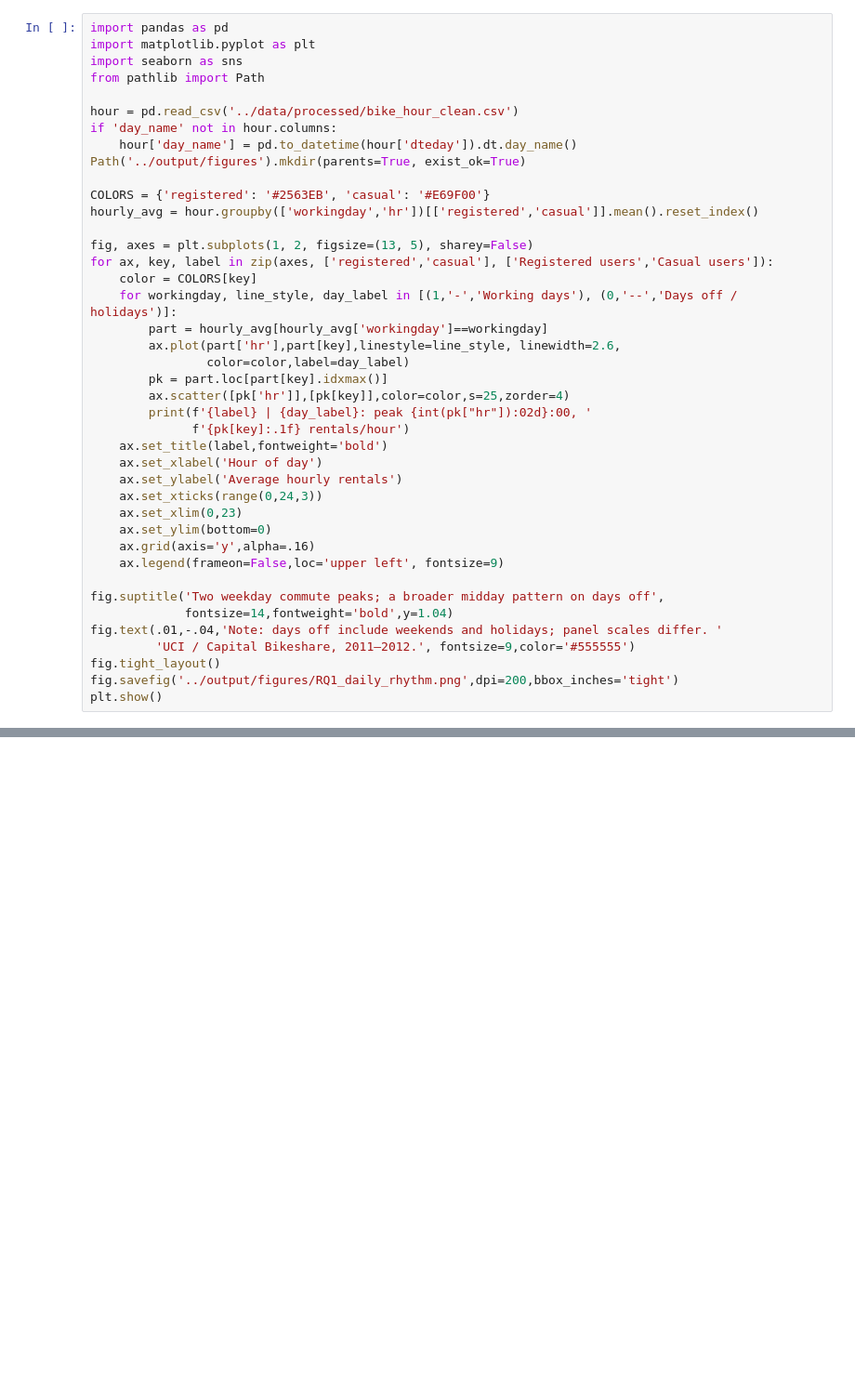
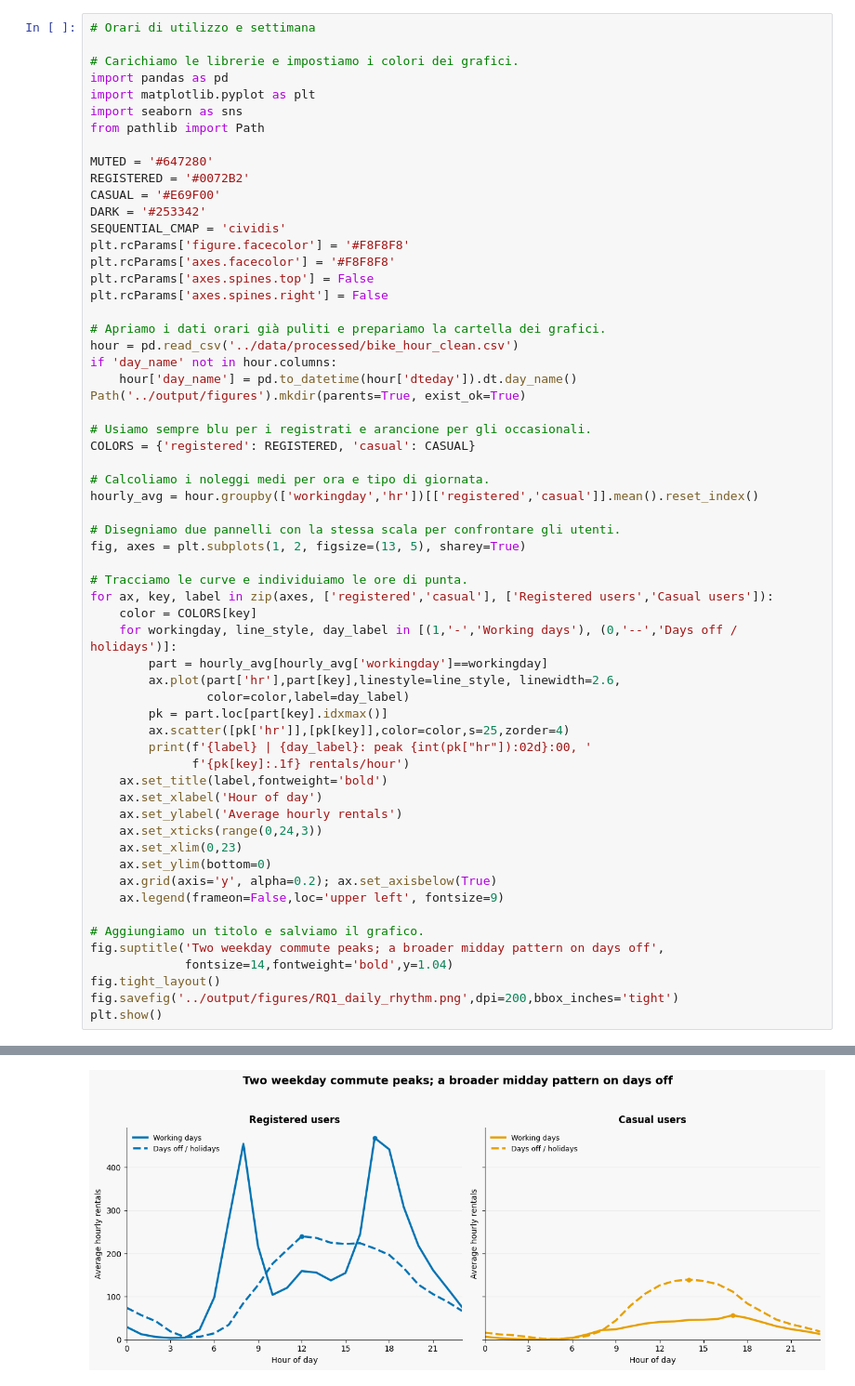
Before and after one commit to IvanDV3/SCI-VIZ-PROG, a Jupyter notebook: notebooks/02_DataAnalysis.ipynb, the cells around one changed output, grey strips where cells are left out. Shown at 93% size. Saved outputs shown, nothing was run; the diff lists cells and outputs as text; blank space fills up the shorter version.

```diff
--- a/notebooks/02_DataAnalysis.ipynb
+++ b/notebooks/02_DataAnalysis.ipynb
@@ -8,18 +1,38 @@
 # %%
+# Orari di utilizzo e settimana
+
+# Carichiamo le librerie e impostiamo i colori dei grafici.
 import pandas as pd
 import matplotlib.pyplot as plt
 import seaborn as sns
 from pathlib import Path
 
+MUTED = '#647280'
+REGISTERED = '#0072B2'
+CASUAL = '#E69F00'
+DARK = '#253342'
+SEQUENTIAL_CMAP = 'cividis'
+plt.rcParams['figure.facecolor'] = '#F8F8F8'
+plt.rcParams['axes.facecolor'] = '#F8F8F8'
+plt.rcParams['axes.spines.top'] = False
+plt.rcParams['axes.spines.right'] = False
+
+# Apriamo i dati orari già puliti e prepariamo la cartella dei grafici.
 hour = pd.read_csv('../data/processed/bike_hour_clean.csv')
 if 'day_name' not in hour.columns:
     hour['day_name'] = pd.to_datetime(hour['dteday']).dt.day_name()
 Path('../output/figures').mkdir(parents=True, exist_ok=True)
 
-COLORS = {'registered': '#2563EB', 'casual': '#E69F00'}
+# Usiamo sempre blu per i registrati e arancione per gli occasionali.
+COLORS = {'registered': REGISTERED, 'casual': CASUAL}
+
+# Calcoliamo i noleggi medi per ora e tipo di giornata.
 hourly_avg = hour.groupby(['workingday','hr'])[['registered','casual']].mean().reset_index()
 
-fig, axes = plt.subplots(1, 2, figsize=(13, 5), sharey=False)
+# Disegniamo due pannelli con la stessa scala per confrontare gli utenti.
+fig, axes = plt.subplots(1, 2, figsize=(13, 5), sharey=True)
+
+# Tracciamo le curve e individuiamo le ore di punta.
 for ax, key, label in zip(axes, ['registered','casual'], ['Registered users','Casual users']):
     color = COLORS[key]
     for workingday, line_style, day_label in [(1,'-','Working days'), (0,'--','Days off / holidays')]:
@@ -36,13 +49,13 @@ for ax, key, label in zip(axes, ['registered','casual'], ['Registered users','Ca
     ax.set_xticks(range(0,24,3))
     ax.set_xlim(0,23)
     ax.set_ylim(bottom=0)
-    ax.grid(axis='y',alpha=.16)
+    ax.grid(axis='y', alpha=0.2); ax.set_axisbelow(True)
     ax.legend(frameon=False,loc='upper left', fontsize=9)
 
+# Aggiungiamo un titolo e salviamo il grafico.
 fig.suptitle('Two weekday commute peaks; a broader midday pattern on days off',
              fontsize=14,fontweight='bold',y=1.04)
-fig.text(.01,-.04,'Note: days off include weekends and holidays; panel scales differ. '
-         'UCI / Capital Bikeshare, 2011–2012.', fontsize=9,color='#555555')
 fig.tight_layout()
 fig.savefig('../output/figures/RQ1_daily_rhythm.png',dpi=200,bbox_inches='tight')
 plt.show()
+# %% [output]
@@ -49 +66,2 @@ plt.show()
+[figure, added]
 # %%
```
Also changed, not shown: parts of 4 cells of this notebook, 37 other files.
